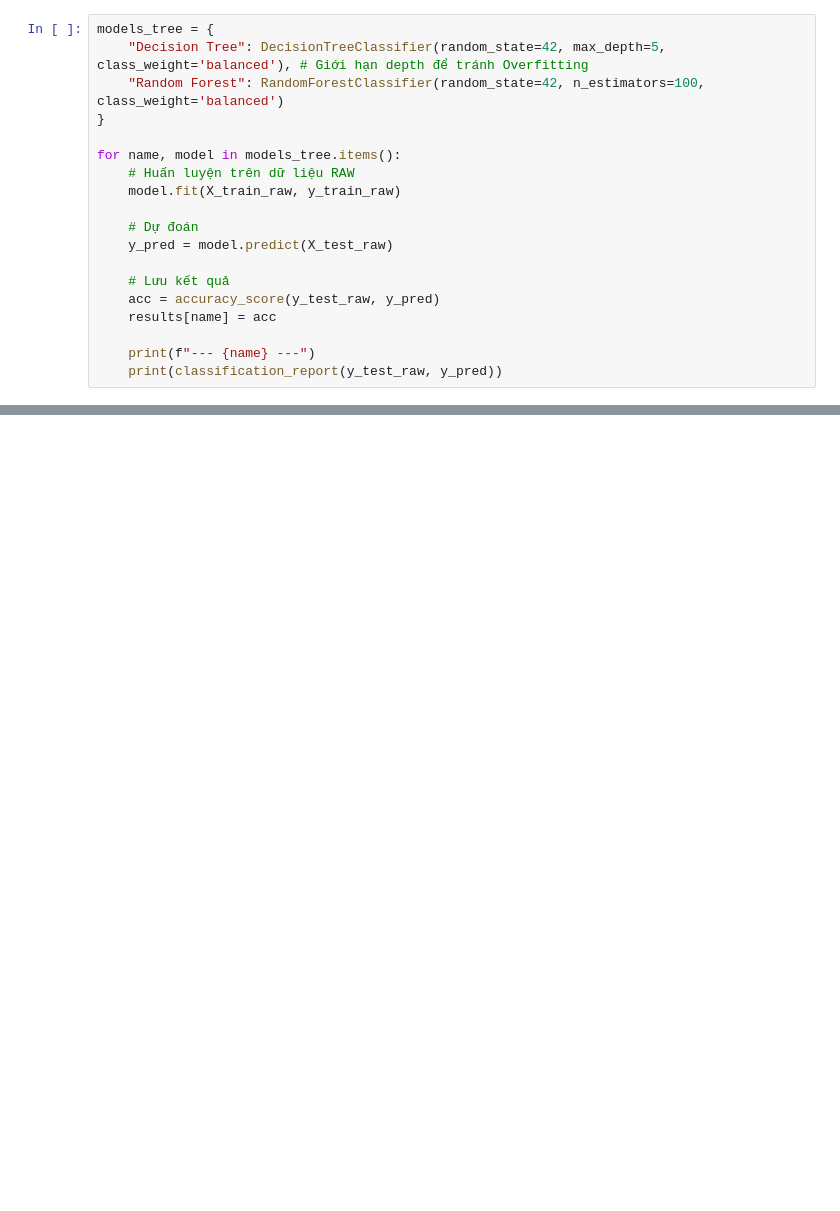
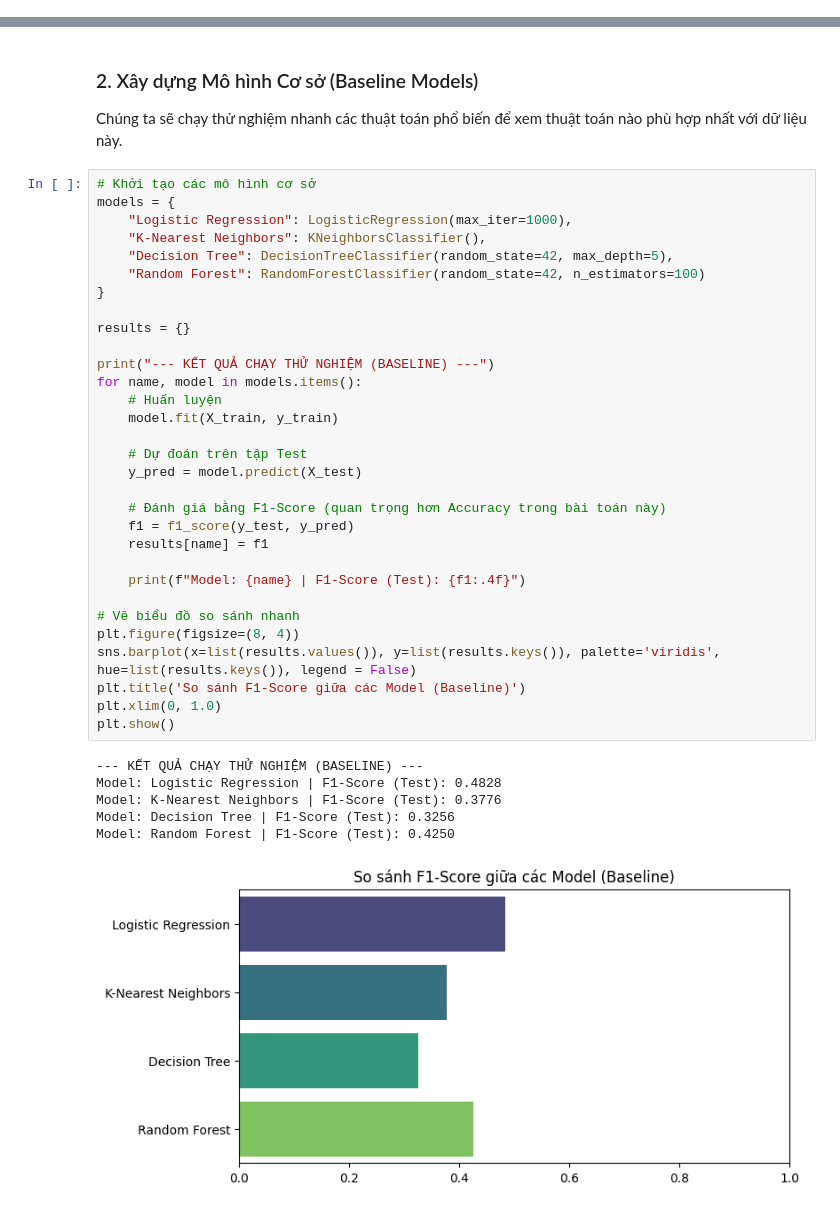
Before and after one commit to TonOfWeight072501/sgu_kpdl, a Jupyter notebook: CUOI_KY/Model/model.ipynb, the cells around one changed output, grey strips where cells are left out. Saved outputs shown, nothing was run; the diff lists cells and outputs as text; blank space fills up the shorter version.

Commit message:
Chinh sua phan model

```diff
--- a/CUOI_KY/Model/model.ipynb
+++ b/CUOI_KY/Model/model.ipynb
@@ -124,19 +0,0 @@ _Sử dụng dữ liệu gốc (chưa scale)_ để khi xem xét độ quan tr
-# %%
-models_tree = {
-    "Decision Tree": DecisionTreeClassifier(random_state=42, max_depth=5, class_weight='balanced'), # Giới hạn depth để tránh Overfitting
-    "Random Forest": RandomForestClassifier(random_state=42, n_estimators=100, class_weight='balanced')
-}
-
-for name, model in models_tree.items():
-    # Huấn luyện trên dữ liệu RAW
-    model.fit(X_train_raw, y_train_raw)
-
-    # Dự đoán
-    y_pred = model.predict(X_test_raw)
-
-    # Lưu kết quả
-    acc = accuracy_score(y_test_raw, y_pred)
-    results[name] = acc
-
-    print(f"--- {name} ---")
-    print(classification_report(y_test_raw, y_pred))
@@ -289,0 +56,41 @@ print(f"Đã lưu model thành công vào file: {model_filename}")
+# %% [markdown]
+### 2. Xây dựng Mô hình Cơ sở (Baseline Models)
+Chúng ta sẽ chạy thử nghiệm nhanh các thuật toán phổ biến để xem thuật toán nào phù hợp nhất với dữ liệu này.
+# %%
+# Khởi tạo các mô hình cơ sở
+models = {
+    "Logistic Regression": LogisticRegression(max_iter=1000),
+    "K-Nearest Neighbors": KNeighborsClassifier(),
+    "Decision Tree": DecisionTreeClassifier(random_state=42, max_depth=5),
+    "Random Forest": RandomForestClassifier(random_state=42, n_estimators=100)
+}
+
+results = {}
+
+print("--- KẾT QUẢ CHẠY THỬ NGHIỆM (BASELINE) ---")
+for name, model in models.items():
+    # Huấn luyện
+    model.fit(X_train, y_train)
+
+    # Dự đoán trên tập Test
+    y_pred = model.predict(X_test)
+
+    # Đánh giá bằng F1-Score (quan trọng hơn Accuracy trong bài toán này)
+    f1 = f1_score(y_test, y_pred)
+    results[name] = f1
+
+    print(f"Model: {name} | F1-Score (Test): {f1:.4f}")
+
+# Vẽ biểu đồ so sánh nhanh
+plt.figure(figsize=(8, 4))
+sns.barplot(x=list(results.values()), y=list(results.keys()), palette='viridis', hue=list(results.keys()), legend = False)
+plt.title('So sánh F1-Score giữa các Model (Baseline)')
+plt.xlim(0, 1.0)
+plt.show()
+# %% [output]
+--- KẾT QUẢ CHẠY THỬ NGHIỆM (BASELINE) ---
+Model: Logistic Regression | F1-Score (Test): 0.4828
+Model: K-Nearest Neighbors | F1-Score (Test): 0.3776
+Model: Decision Tree | F1-Score (Test): 0.3256
+Model: Random Forest | F1-Score (Test): 0.4250
+[figure, added]
```
Also changed, not shown: parts of 34 cells of this notebook, 7 other files.
